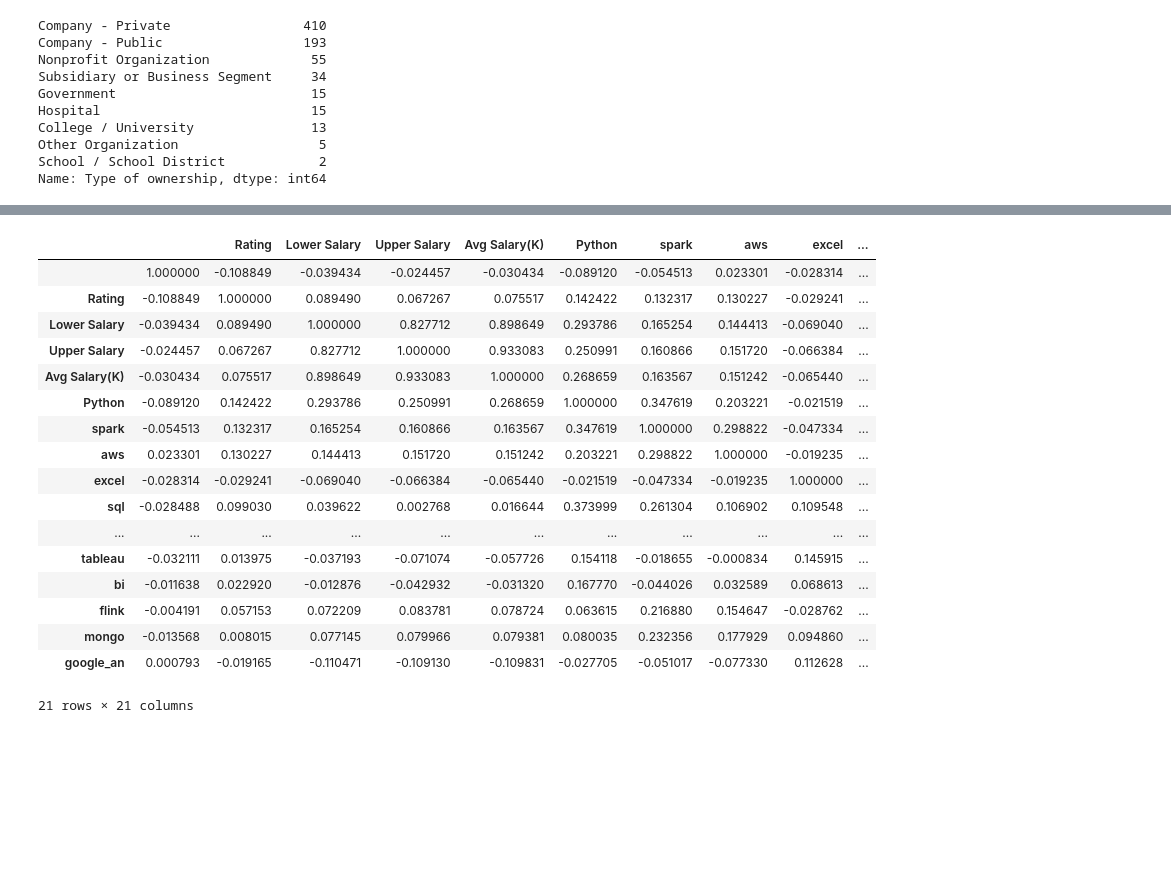
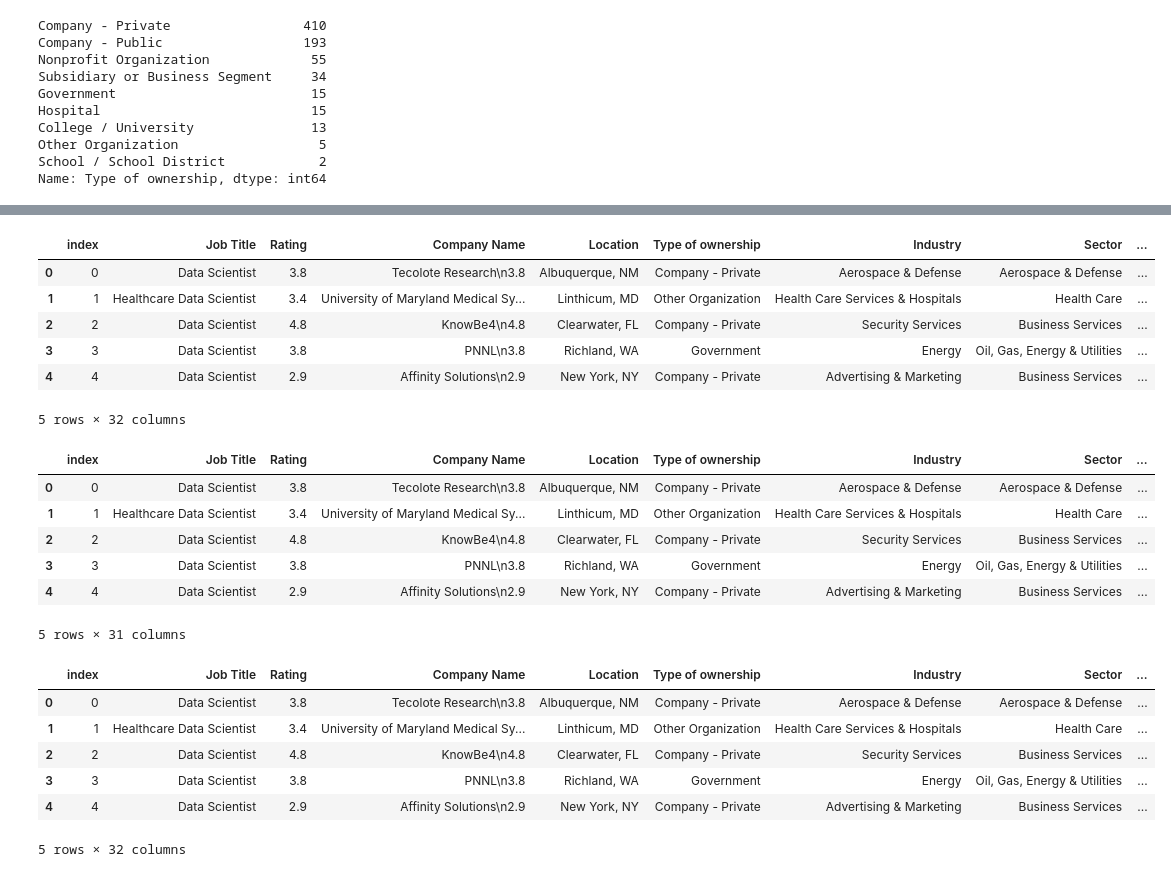
Before and after one commit to Kimmieli/Final-Project-DataScience-Salaries, a Jupyter notebook: FinalProject_Week2_Wrangling..ipynb, the cells around one changed output, grey strips where cells are left out. Cells and saved outputs as stored; diff of their text form; code cells hidden in the pictures; blank space fills up the shorter version.

```diff
--- a/FinalProject_Week2_Wrangling..ipynb
+++ b/FinalProject_Week2_Wrangling..ipynb
@@ -149,21 +110,22 @@ Salaries.corr(method='pearson')
-# %%
-Salaries.corr(method='kendall')
-# %% [output]
-|  |  | Rating | Lower Salary | Upper Salary | Avg Salary(K) | Python | spark | aws | excel | ... |
-|  | 1.000000 | -0.108849 | -0.039434 | -0.024457 | -0.030434 | -0.089120 | -0.054513 | 0.023301 | -0.028314 | ... |
-| Rating | -0.108849 | 1.000000 | 0.089490 | 0.067267 | 0.075517 | 0.142422 | 0.132317 | 0.130227 | -0.029241 | ... |
-| Lower Salary | -0.039434 | 0.089490 | 1.000000 | 0.827712 | 0.898649 | 0.293786 | 0.165254 | 0.144413 | -0.069040 | ... |
-| Upper Salary | -0.024457 | 0.067267 | 0.827712 | 1.000000 | 0.933083 | 0.250991 | 0.160866 | 0.151720 | -0.066384 | ... |
-| Avg Salary(K) | -0.030434 | 0.075517 | 0.898649 | 0.933083 | 1.000000 | 0.268659 | 0.163567 | 0.151242 | -0.065440 | ... |
-| Python | -0.089120 | 0.142422 | 0.293786 | 0.250991 | 0.268659 | 1.000000 | 0.347619 | 0.203221 | -0.021519 | ... |
-| spark | -0.054513 | 0.132317 | 0.165254 | 0.160866 | 0.163567 | 0.347619 | 1.000000 | 0.298822 | -0.047334 | ... |
-| aws | 0.023301 | 0.130227 | 0.144413 | 0.151720 | 0.151242 | 0.203221 | 0.298822 | 1.000000 | -0.019235 | ... |
-| excel | -0.028314 | -0.029241 | -0.069040 | -0.066384 | -0.065440 | -0.021519 | -0.047334 | -0.019235 | 1.000000 | ... |
-| sql | -0.028488 | 0.099030 | 0.039622 | 0.002768 | 0.016644 | 0.373999 | 0.261304 | 0.106902 | 0.109548 | ... |
-| ... | ... | ... | ... | ... | ... | ... | ... | ... | ... | ... |
-| tableau | -0.032111 | 0.013975 | -0.037193 | -0.071074 | -0.057726 | 0.154118 | -0.018655 | -0.000834 | 0.145915 | ... |
-| bi | -0.011638 | 0.022920 | -0.012876 | -0.042932 | -0.031320 | 0.167770 | -0.044026 | 0.032589 | 0.068613 | ... |
-| flink | -0.004191 | 0.057153 | 0.072209 | 0.083781 | 0.078724 | 0.063615 | 0.216880 | 0.154647 | -0.028762 | ... |
-| mongo | -0.013568 | 0.008015 | 0.077145 | 0.079966 | 0.079381 | 0.080035 | 0.232356 | 0.177929 | 0.094860 | ... |
-| google_an | 0.000793 | -0.019165 | -0.110471 | -0.109130 | -0.109831 | -0.027705 | -0.051017 | -0.077330 | 0.112628 | ... |
-21 rows × 21 columns
+# %%
+Saleries.drop('State_count', axis=1)
+Saleries.head()
+# %% [output]
+|  | index | Job Title | Rating | Company Name | Location | Type of ownership | Industry | Sector | ... |
+| 0 | 0 | Data Scientist | 3.8 | Tecolote Research\n3.8 | Albuquerque, NM | Company - Private | Aerospace & Defense | Aerospace & Defense | ... |
+| 1 | 1 | Healthcare Data Scientist | 3.4 | University of Maryland Medical Sy... | Linthicum, MD | Other Organization | Health Care Services & Hospitals | Health Care | ... |
+| 2 | 2 | Data Scientist | 4.8 | KnowBe4\n4.8 | Clearwater, FL | Company - Private | Security Services | Business Services | ... |
+| 3 | 3 | Data Scientist | 3.8 | PNNL\n3.8 | Richland, WA | Government | Energy | Oil, Gas, Energy & Utilities | ... |
+| 4 | 4 | Data Scientist | 2.9 | Affinity Solutions\n2.9 | New York, NY | Company - Private | Advertising & Marketing | Business Services | ... |
+5 rows × 32 columns
+# %%
+del Saleries['State_count']
+Saleries.head()
+# %% [output]
+|  | index | Job Title | Rating | Company Name | Location | Type of ownership | Industry | Sector | ... |
+| 0 | 0 | Data Scientist | 3.8 | Tecolote Research\n3.8 | Albuquerque, NM | Company - Private | Aerospace & Defense | Aerospace & Defense | ... |
+| 1 | 1 | Healthcare Data Scientist | 3.4 | University of Maryland Medical Sy... | Linthicum, MD | Other Organization | Health Care Services & Hospitals | Health Care | ... |
+| 2 | 2 | Data Scientist | 4.8 | KnowBe4\n4.8 | Clearwater, FL | Company - Private | Security Services | Business Services | ... |
+| 3 | 3 | Data Scientist | 3.8 | PNNL\n3.8 | Richland, WA | Government | Energy | Oil, Gas, Energy & Utilities | ... |
+| 4 | 4 | Data Scientist | 2.9 | Affinity Solutions\n2.9 | New York, NY | Company - Private | Advertising & Marketing | Business Services | ... |
+5 rows × 31 columns
@@ -169,0 +142,10 @@ Salaries.corr(method='kendall')
+# %%
+Saleries.head()
+# %% [output]
+|  | index | Job Title | Rating | Company Name | Location | Type of ownership | Industry | Sector | ... |
+| 0 | 0 | Data Scientist | 3.8 | Tecolote Research\n3.8 | Albuquerque, NM | Company - Private | Aerospace & Defense | Aerospace & Defense | ... |
+| 1 | 1 | Healthcare Data Scientist | 3.4 | University of Maryland Medical Sy... | Linthicum, MD | Other Organization | Health Care Services & Hospitals | Health Care | ... |
+| 2 | 2 | Data Scientist | 4.8 | KnowBe4\n4.8 | Clearwater, FL | Company - Private | Security Services | Business Services | ... |
+| 3 | 3 | Data Scientist | 3.8 | PNNL\n3.8 | Richland, WA | Government | Energy | Oil, Gas, Energy & Utilities | ... |
+| 4 | 4 | Data Scientist | 2.9 | Affinity Solutions\n2.9 | New York, NY | Company - Private | Advertising & Marketing | Business Services | ... |
+5 rows × 32 columns
```
Also changed, not shown: parts of 14 cells of this notebook.
